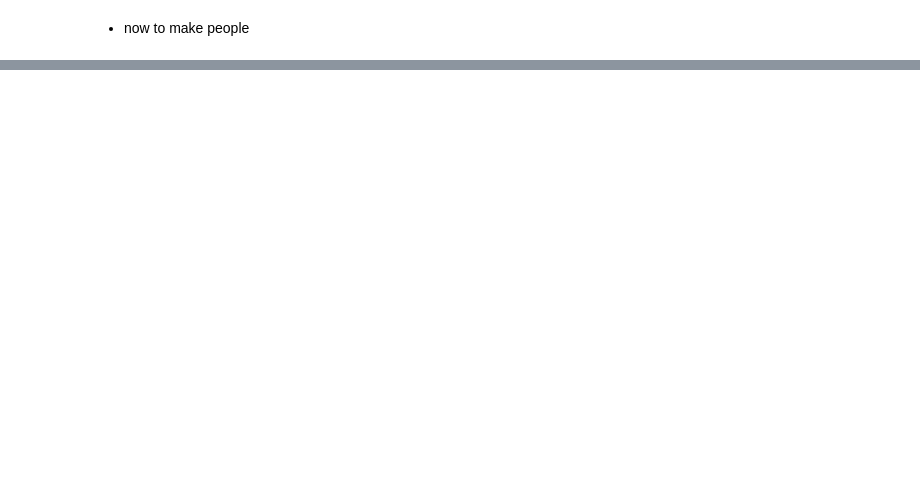
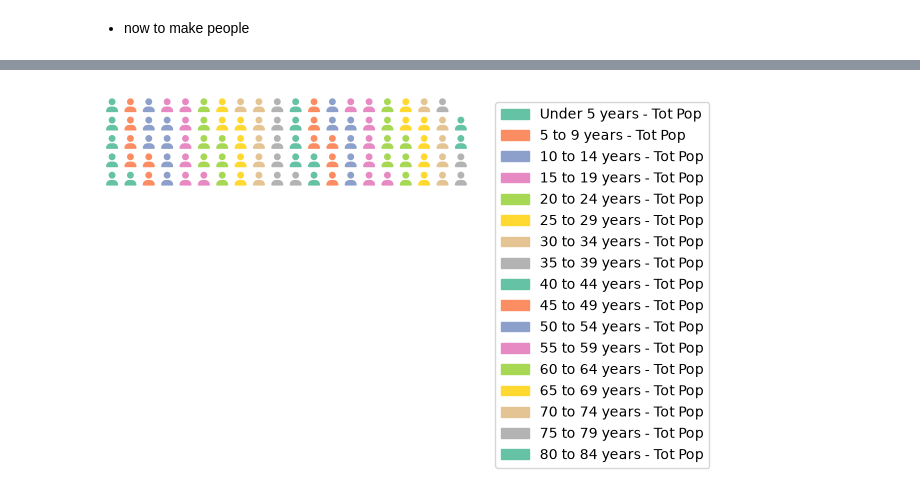
Before and after one commit to camilleberg/congressional_communities, a Jupyter notebook: map project/new_map_viz/people_char.ipynb, the cells around one changed output, grey strips where cells are left out. Saved outputs shown, nothing was run; the diff lists cells and outputs as text; code cells hidden in the pictures; blank space fills up the shorter version.

```diff
--- a/map project/new_map_viz/people_char.ipynb
+++ b/map project/new_map_viz/people_char.ipynb
@@ -32,0 +196,13 @@ print(df.head())
+# %%
+plt.figure(
+  FigureClass=Waffle,
+  rows=5,
+  columns=20,
+  values=df_state_graph[ccn20_record['State']],
+  legend={'loc': 'upper left', 'bbox_to_anchor': (1.05, 1)},
+  icons = 'user',
+  font_size = 10
+)
+plt.show()
+# %% [output]
+[figure, added]
```
Also changed, not shown: parts of 19 cells of this notebook.
